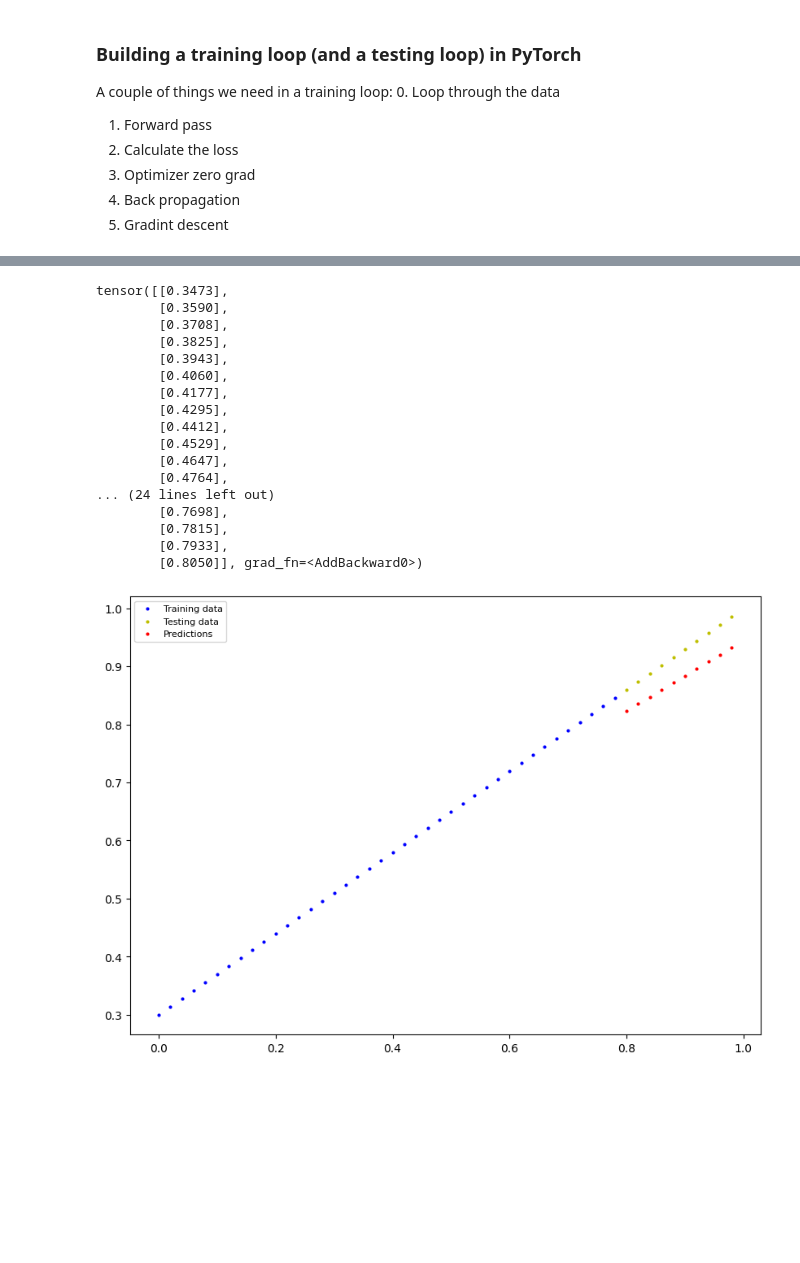
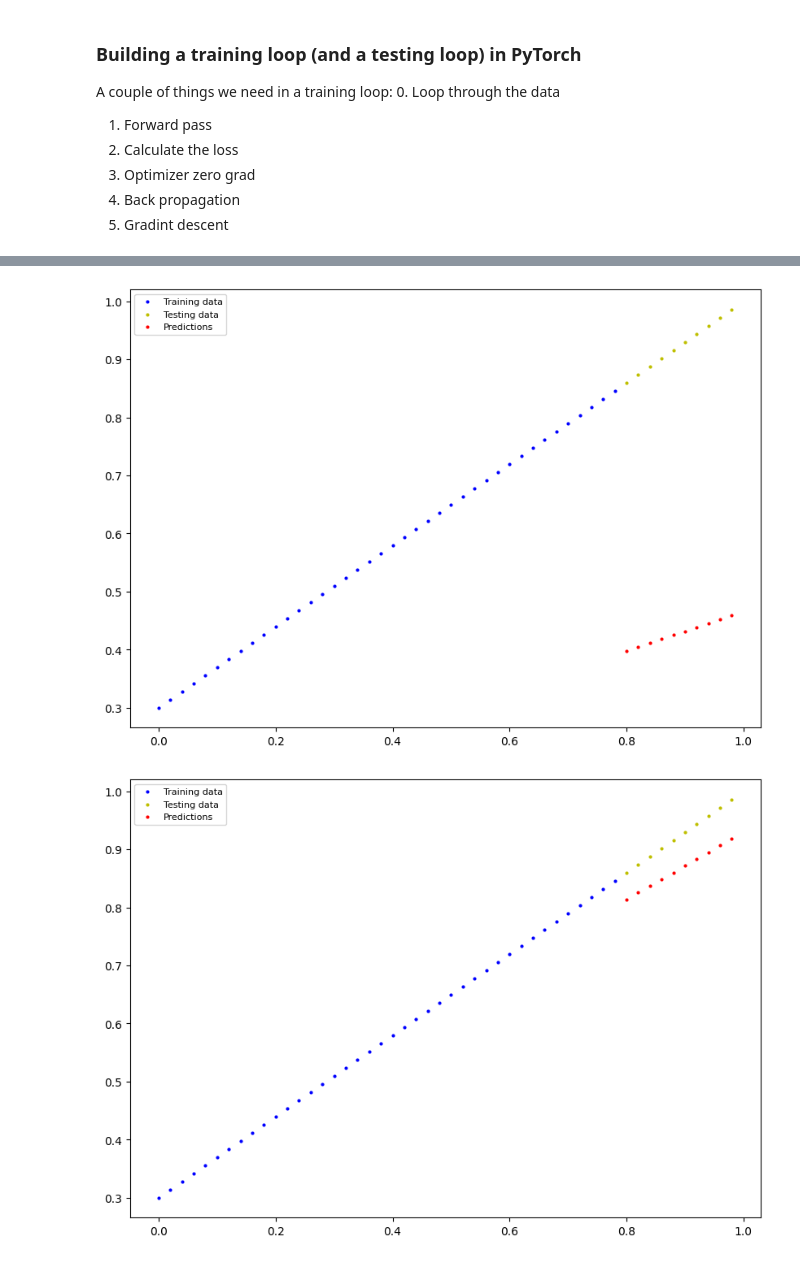
Before and after one commit to necmigunduz/second_ai_try, a Jupyter notebook: second_ai_try.ipynb, the cells around one changed output, grey strips where cells are left out. Cells and saved outputs as stored; diff of their text form; code cells hidden in the pictures; blank space fills up the shorter version.

```diff
--- a/second_ai_try.ipynb
+++ b/second_ai_try.ipynb
@@ -206,7 +197,7 @@ for epoch in range(epochs):
 
 # 2. Loss
   loss = loss_fn(y_preds, y_train)
-  print(f"Loss: {loss}")
+
 # 3. Optimizer zero grad
   Optimizer.zero_grad()
 
@@ -224,7 +215,7 @@ for epoch in range(epochs):
 
     # 2. Calculate loss
     loss_test = loss_fn(test_preds, y_test)
-    if epoch / 10 == 0:
+    if epoch % 10 == 0:
       print(f"Epoch: {epoch}, Loss: {loss}, Test loss: {loss_test}")
 print(f"State: {model_0.state_dict()}")
 # %% [output]
@@ -248,28 +233,8 @@ State: OrderedDict([('weight', tensor([0.6951])), ('bias', tensor([0.2993]))])
-# %%
-# Testing
-with torch.inference_mode():
-  y_preds_new = model_0(X_test)
-
-y_preds
-# %% [output]
-tensor([[0.3473],
-        [0.3590],
-        [0.3708],
-        [0.3825],
-        [0.3943],
-        [0.4060],
-        [0.4177],
-        [0.4295],
-        [0.4412],
-        [0.4529],
-        [0.4647],
-        [0.4764],
-... (24 lines left out)
-        [0.7698],
-        [0.7815],
-        [0.7933],
-        [0.8050]], grad_fn=<AddBackward0>)
 # %%
-plot_predictions(predictions=y_preds_new)
+plot_predictions(predictions = y_preds)
 # %% [output]
-[figure, old version]
+[figure, new version]
+# %%
+plot_predictions(predictions=test_preds)
+# %% [output]
+[figure, added]
```
Also changed, not shown: parts of 3 cells of this notebook.
